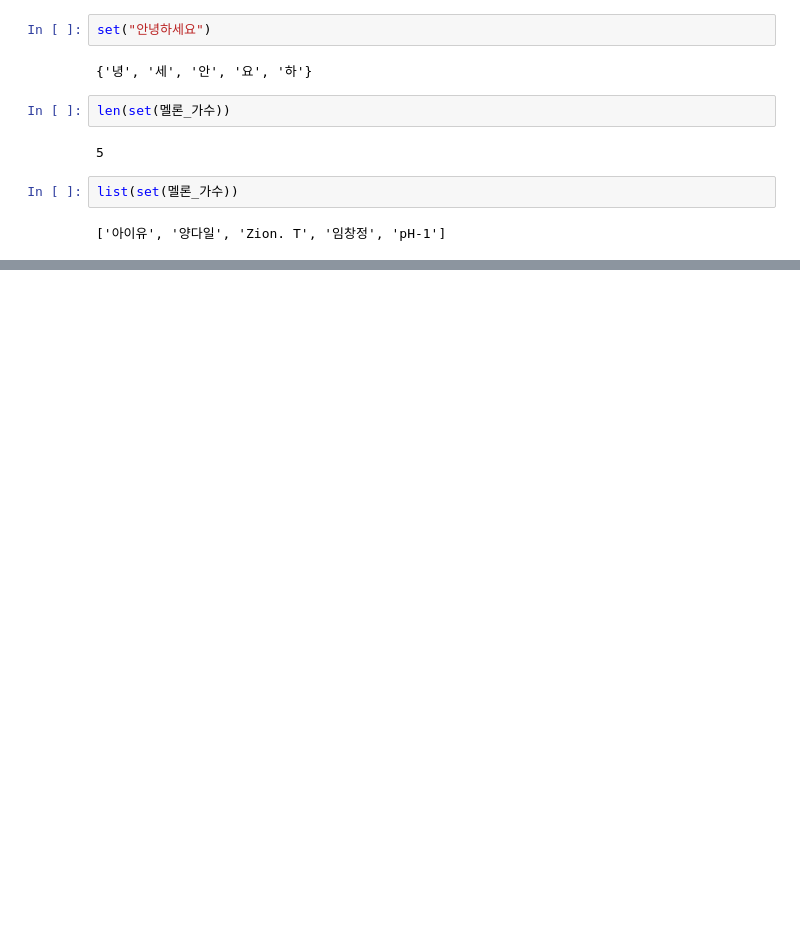
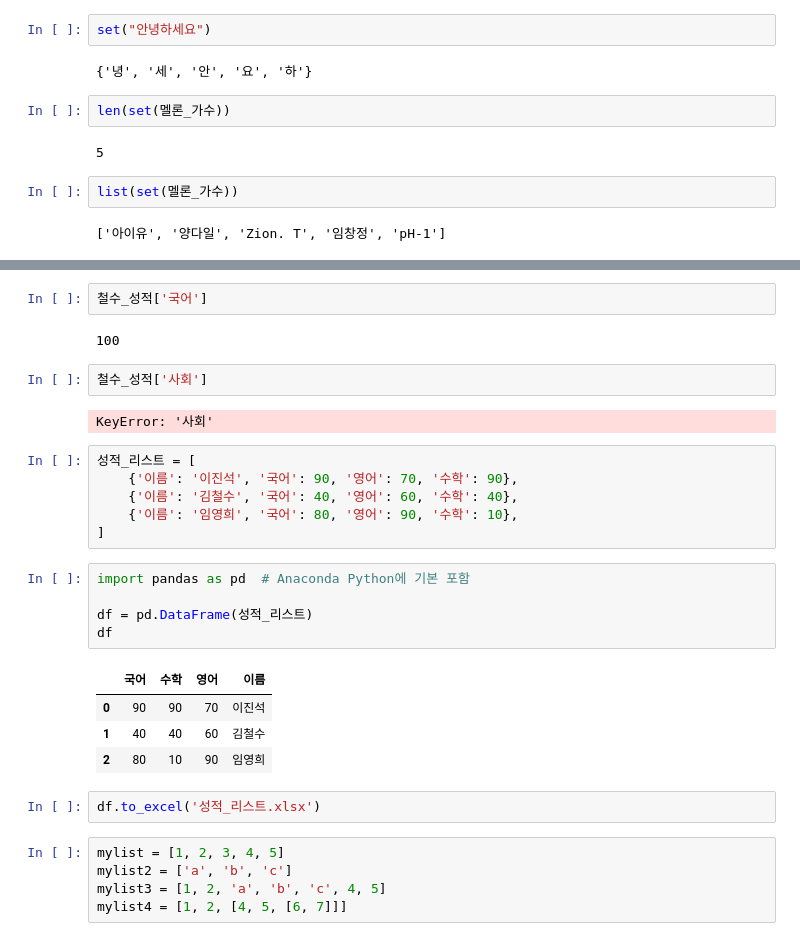
Before and after one commit to CodingSta/demo-sktelink-201902-python, a Jupyter notebook: 파이썬2.ipynb, the cells around one changed output, grey strips where cells are left out. Drawn from its saved outputs; the diff is of its cells as text; blank space fills up the shorter version.

```diff
--- a/파이썬2.ipynb
+++ b/파이썬2.ipynb
@@ -391,0 +405,31 @@ list(set(멜론_가수))
+# %%
+철수_성적['국어']
+# %% [output]
+100
+# %%
+철수_성적['사회']
+# %% [output]
+KeyError: '사회'
+# %%
+성적_리스트 = [
+    {'이름': '이진석', '국어': 90, '영어': 70, '수학': 90},
+    {'이름': '김철수', '국어': 40, '영어': 60, '수학': 40},
+    {'이름': '임영희', '국어': 80, '영어': 90, '수학': 10},
+]
+# %%
+import pandas as pd  # Anaconda Python에 기본 포함
+
+df = pd.DataFrame(성적_리스트)
+df
+# %% [output]
+|  | 국어 | 수학 | 영어 | 이름 |
+| 0 | 90 | 90 | 70 | 이진석 |
+| 1 | 40 | 40 | 60 | 김철수 |
+| 2 | 80 | 10 | 90 | 임영희 |
+# %%
+df.to_excel('성적_리스트.xlsx')
+# %%
+mylist = [1, 2, 3, 4, 5]
+mylist2 = ['a', 'b', 'c']
+mylist3 = [1, 2, 'a', 'b', 'c', 4, 5]
+mylist4 = [1, 2, [4, 5, [6, 7]]]
```
Also changed, not shown: parts of 3 cells of this notebook.
